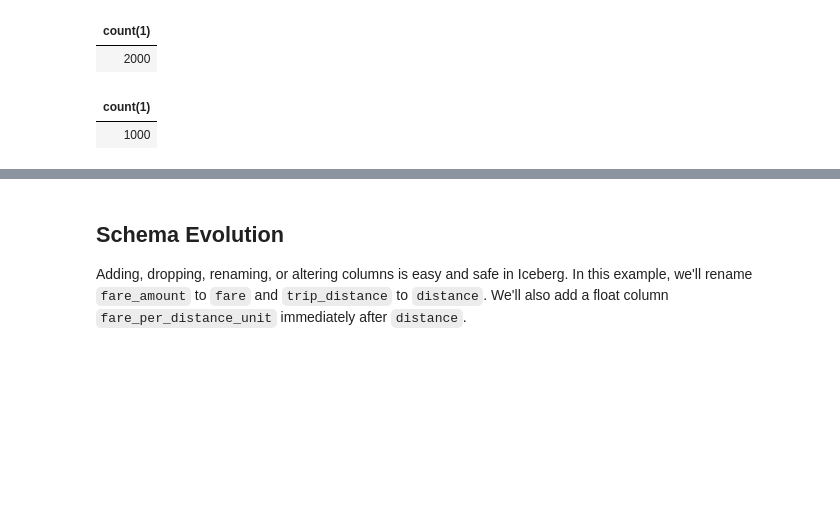
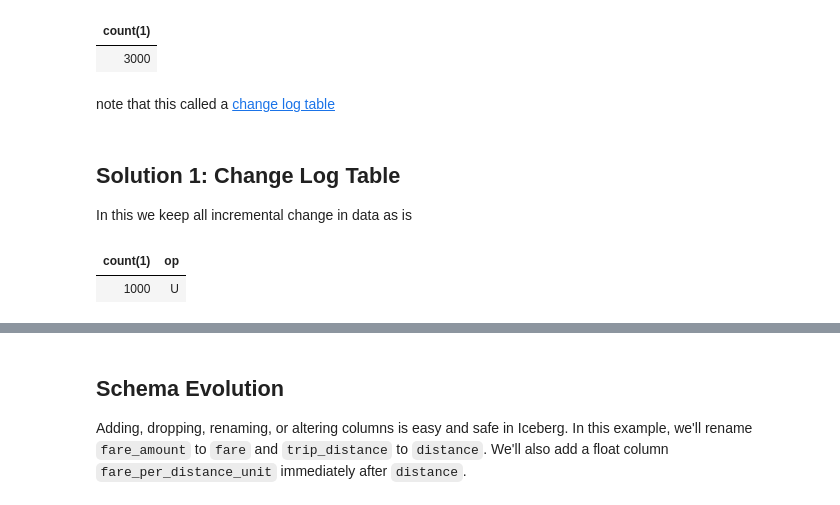
Before and after one commit to tusharchou/docker-spark-iceberg, a Jupyter notebook: spark/notebooks/Iceberg - CDC explained.ipynb, the cells around one changed output, grey strips where cells are left out. Saved outputs shown, nothing was run; the diff lists cells and outputs as text; code cells hidden in the pictures; blank space fills up the shorter version.

```diff
--- a/spark/notebooks/Iceberg - CDC explained.ipynb
+++ b/spark/notebooks/Iceberg - CDC explained.ipynb
@@ -408,27 +534,32 @@ df_mock_dms_data.writeTo("nyc.demo_single_big_file").append()
 # %%
 %%sql
 
-select count(*) from nyc.demo_single_big_file
+select count(*) from prod_mirror.user_dimension
 # %% [output]
 | count(1) |
-| 2000 |
+| 3000 |
+# %% [markdown]
+note that this called a [change log table](https://tabular.io/blog/hello-world-of-cdc/)
+# %% [markdown]
+## Solution 1: Change Log Table
+In this we keep all incremental change in data as is
 # %%
 %%sql
 WITH windowed_changes AS (
     SELECT
         op,
         uuid,
         updated_at,
         row_number() OVER (
             PARTITION BY uuid
             ORDER BY updated_at DESC) AS row_num
-    FROM nyc.demo_single_big_file
+    FROM prod_mirror.user_dimension
 ),
 mirror as (
     SELECT uuid, updated_at, op
     FROM windowed_changes WHERE row_num = 1 AND op != 'D'
 )
-select count(*) from mirror where op='U'
+select count(*), op from mirror group by op
 # %% [output]
-| count(1) |
-| 1000 |
+| count(1) | op |
+| 1000 | U |
```
Also changed, not shown: parts of 55 cells of this notebook.
